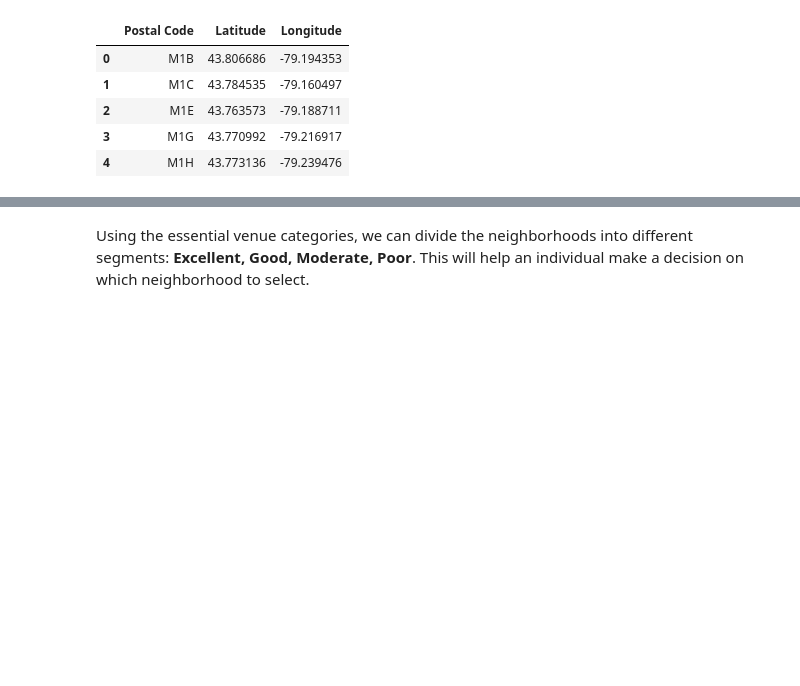
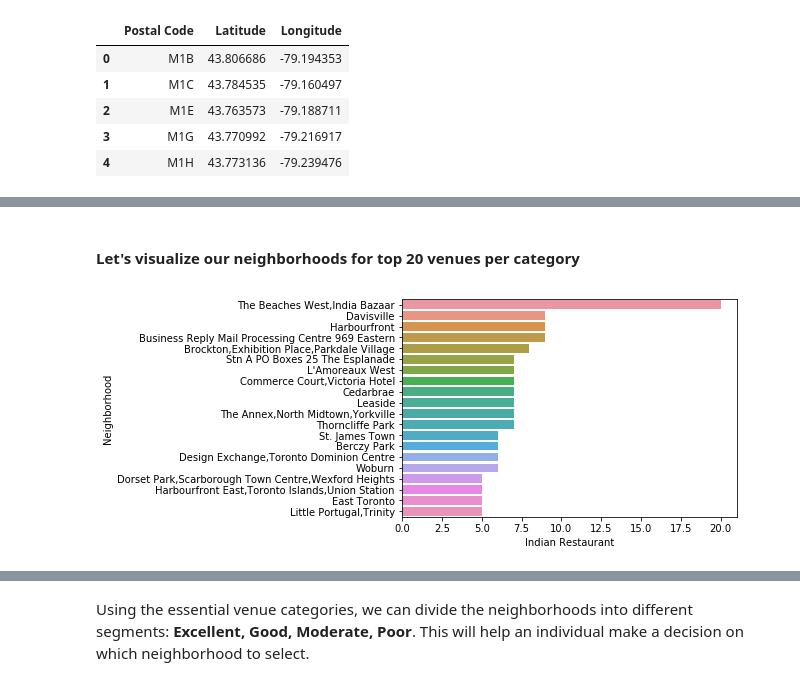
Before and after one commit to iindrajeet07/Coursera_Capstone, a Jupyter notebook: Final Project/Toronto neighborhood analysis for an Indian family.ipynb, the cells around one changed output, grey strips where cells are left out. Cells and saved outputs as stored; diff of their text form; code cells hidden in the pictures; blank space fills up the shorter version.

Commit message:
uploading notebook with data preparation

```diff
--- a/Final Project/Toronto neighborhood analysis for an Indian family.ipynb
+++ b/Final Project/Toronto neighborhood analysis for an Indian family.ipynb
@@ -71,0 +271,16 @@ Here, we will explore each neighborhood for radius of 1 Km based on lattitude an
+# %%
+filtered_Toronto_venues_processed = filtered_Toronto_venues
+
+#replace sub categories of indian restaurants with "Indian Restaurant"
+filtered_Toronto_venues_processed['Venue Category'].replace(["Indian Restaurant","South Indian Restaurant","North Indian Restaurant","Indian Chinese Restaurant","Chaat Place"], "Indian Restaurant", inplace=True)
+#replace food store categories with "Food store"
+filtered_Toronto_venues_processed['Venue Category'].replace(["Grocery Store","Fruit & Vegetable Store","Food & Drink Shop","Gourmet Shop","Farmers Market","Health Food Store"],"Food store", inplace=True)
+#replace medical entities with "Medical Center"
+filtered_Toronto_venues_processed['Venue Category'].replace(["Pharmacy","Drugstore","Hospital","Hospital Ward","Doctor's Office","Emergency Room","Medical Center"], "Medical Center", inplace=True)
+#replace school types with "School"
+filtered_Toronto_venues_processed['Venue Category'].replace(["High School","Elementary School","Middle School","Nursery School","School"], "School", inplace=True)
+#replace types of markets with "Supermarket"
+filtered_Toronto_venues_processed['Venue Category'].replace(["Supermarket","Convenience Store","Market"], "Supermarket", inplace=True)
+
+print("Updated categories to Common labels")
+filtered_Toronto_venues_processed['Venue Category'].value_counts()
@@ -71,0 +311,8 @@ Here, we will explore each neighborhood for radius of 1 Km based on lattitude an
+# %%
+# Execute one hot encode on 'Venue Category'
+dummies = pd.get_dummies(filtered_Toronto_venues_processed['Venue Category'])
+# Merge the identified dummies with neighborhoods
+Toronto_venues_temp = pd.concat([filtered_Toronto_venues_processed,dummies],axis=1)
+# remove 'Venue Category','Neighborhood Latitude','Neighborhood Longitude','Venue Latitude','Venue Longitude' column as it has been one hot encoded
+Toronto_venues_temp.drop(['Venue Category','Neighborhood Latitude','Neighborhood Longitude','Venue Latitude','Venue Longitude',],axis=1,inplace=True)
+Toronto_venues_temp.head()
@@ -71,0 +328,4 @@ Here, we will explore each neighborhood for radius of 1 Km based on lattitude an
+# %%
+Toronto_grouped = Toronto_venues_temp.groupby('Neighborhood').sum().reset_index()
+print ("Total number or rows in the grouped data = "+str(Toronto_grouped.shape[0]) + " and Total number of columns = "+str(Toronto_grouped.shape[1]))
+Toronto_grouped.head(10)
@@ -71,0 +347,7 @@ Here, we will explore each neighborhood for radius of 1 Km based on lattitude an
+# %%
+Toronto_grouped['Indian Restaurant'].replace(0,np.nan,inplace=True)
+Toronto_grouped.dropna(axis=0, inplace=True)  # drop rows where NAN
+Toronto_grouped['Indian Restaurant'] = Toronto_grouped['Indian Restaurant'].astype('int64')
+Toronto_grouped.reset_index(drop=True, inplace=True)
+print ("Total number or rows in the grouped data = "+str(Toronto_grouped.shape[0]) + " and Total number of columns = "+str(Toronto_grouped.shape[1]))
+Toronto_grouped.head(10)
@@ -71,0 +367,6 @@ Here, we will explore each neighborhood for radius of 1 Km based on lattitude an
+# %% [markdown]
+#### Let's visualize our neighborhoods for top 20 venues per category
+# %%
+sns.barplot(y="Neighborhood", x="Indian Restaurant",data=Toronto_grouped.sort_values("Indian Restaurant",ascending=False)[0:20]);
+# %% [output]
+[figure, added]
```
Also changed, not shown: parts of 47 cells of this notebook.
